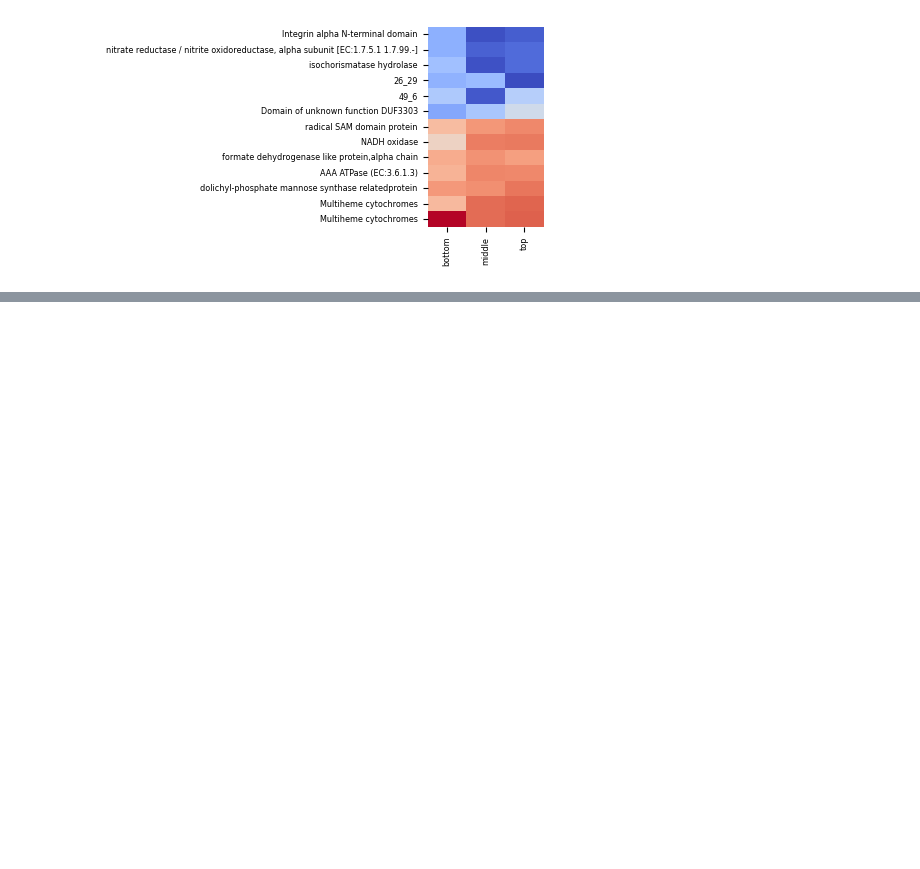
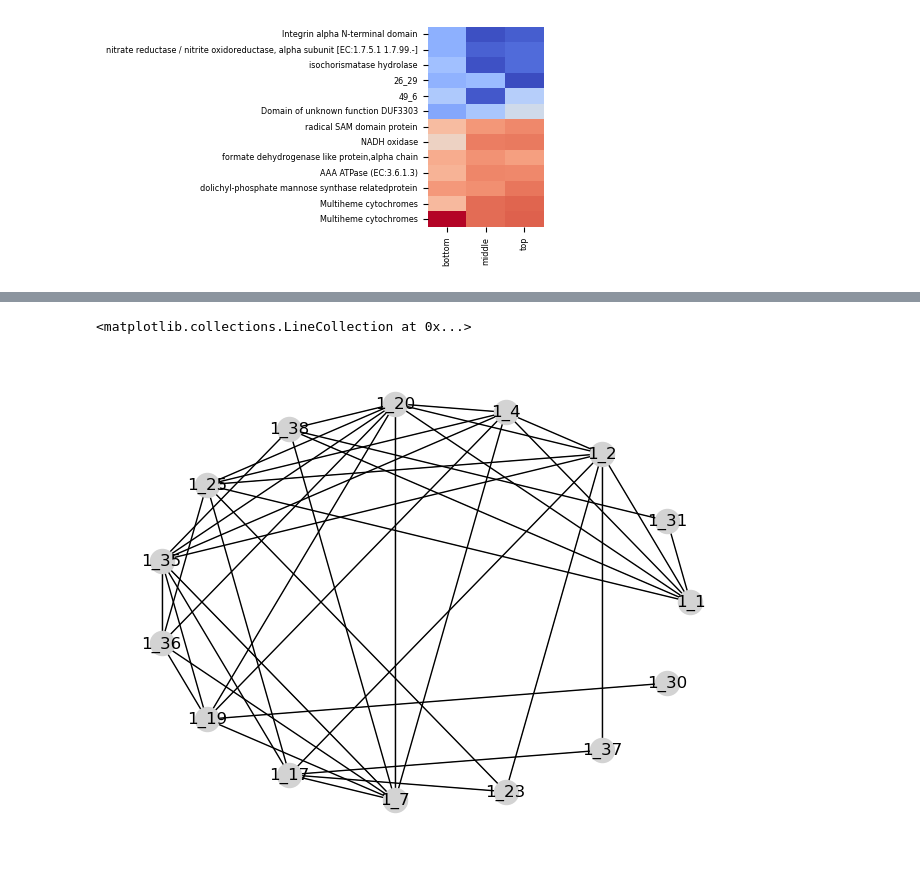
Before and after one commit to pipparichter/banfield, a Jupyter notebook: notebooks/sandbox-5.ipynb, the cells around one changed output, grey strips where cells are left out. Drawn from its saved outputs; the diff is of its cells as text; code cells hidden in the pictures; blank space fills up the shorter version.

```diff
--- a/notebooks/sandbox-5.ipynb
+++ b/notebooks/sandbox-5.ipynb
@@ -400 +393,36 @@ filter_low_counts: Keeping 1797 out of 5202 total genes.
+# %%
+# Look for genes which are co-regulated across samples. Because we are comparing within samples, don't need to normalize by library size.
+# Just compare coverages.
+
+# Note that this test is assuming samples are independent, but possible that the samples from the same bioreactors are correlated.
+
+gene_id_pairs = list(itertools.combinations(ece_metat_df.gene_id.unique(), 2))
+ece_metat_df = ece_metat_df.sort_values('sample_name')
+
+figure_df = list()
+for gene_id_1, gene_id_2 in gene_id_pairs:
+    figure_df.append(get_correlation(gene_id_1, gene_id_2, ece_metat_df))
+figure_df = pd.DataFrame(figure_df)
+
+p_values = figure_df['p_value'].values
+reject, p_values_adjusted, _, _ = smm.multipletests(p_values, alpha=0.05, method='fdr_bh') # Benjamini-Hochberg FDR correction.
+figure_df['p_value_adjusted'] = p_values_adjusted
+figure_df['reject'] = reject
+# %%
+
+graph = nx.Graph()
+for row in figure_df[figure_df.p_value_adjusted < 0.02].itertuples():
+    graph.add_node(row.gene_id_1)
+    graph.add_node(row.gene_id_2)
+    graph.add_edge(row.gene_id_1, row.gene_id_2, weight=np.log10(1 / row.p_value) / 100)
+# pos=nx.spring_layout(graph, weight='weight')
+pos = nx.circular_layout(graph)
+
+nx.draw(graph, with_labels=True, pos=pos, node_color='lightgray')
+
+edge_widths = [d['weight'] * 5 for (u, v, d) in graph.edges(data=True)]
+nx.draw_networkx_edges(graph, pos=pos, width=edge_widths)
+# %% [output]
+<matplotlib.collections.LineCollection at 0x...>
+[figure, added]
 # %%
```
Also changed, not shown: parts of 11 cells of this notebook, 6 other files.
